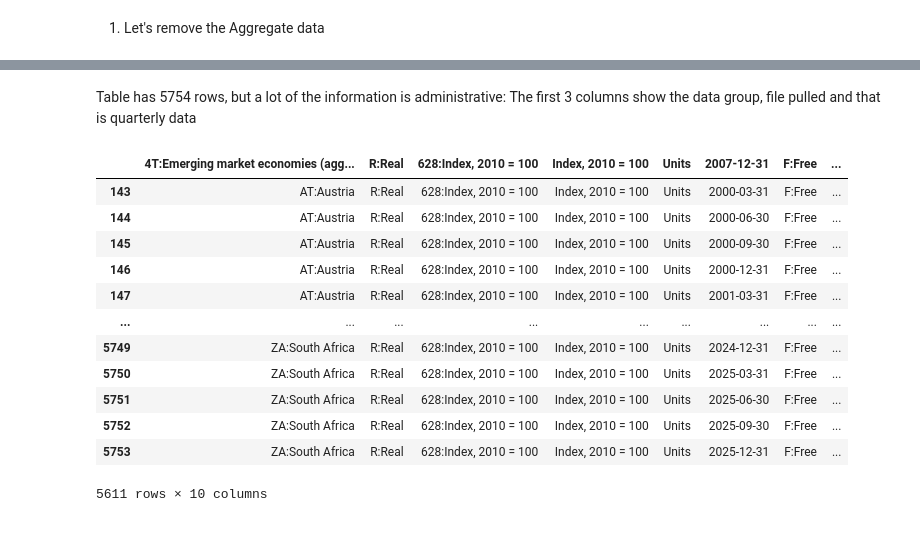
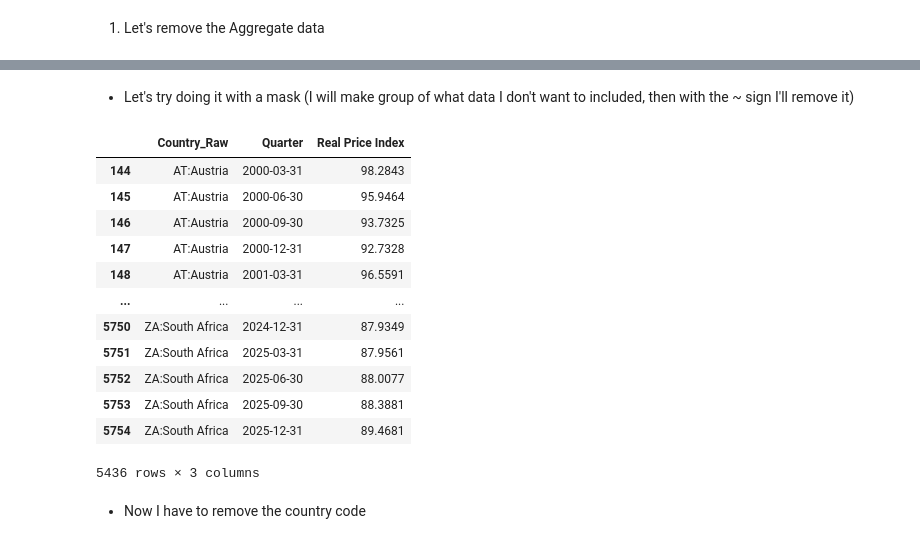
Before and after one commit to SiyanaVel19/Final_project_SU_2026, a Jupyter notebook: Project_housing_2.ipynb, the cells around one changed output, grey strips where cells are left out. Saved outputs shown, nothing was run; the diff lists cells and outputs as text; code cells hidden in the pictures.

```diff
--- a/Project_housing_2.ipynb
+++ b/Project_housing_2.ipynb
@@ -127,3 +109,0 @@ HPI_c
-# %% [markdown]
-Table has 5754 rows, but a lot of the information is administrative:
-The first 3 columns show the data group, file pulled and that is quarterly data
@@ -132,16 +110,2 @@ HPI_country= HPI_c.iloc[:, 3:] # HPI_country - housing Price index where country
-# %%
-HPI_country
-# %% [output]
-|  | 4T:Emerging market economies (agg... | R:Real | 628:Index, 2010 = 100 | Index, 2010 = 100 | Units | 2007-12-31 | F:Free | ... |
-| 143 | AT:Austria | R:Real | 628:Index, 2010 = 100 | Index, 2010 = 100 | Units | 2000-03-31 | F:Free | ... |
-| 144 | AT:Austria | R:Real | 628:Index, 2010 = 100 | Index, 2010 = 100 | Units | 2000-06-30 | F:Free | ... |
-| 145 | AT:Austria | R:Real | 628:Index, 2010 = 100 | Index, 2010 = 100 | Units | 2000-09-30 | F:Free | ... |
-| 146 | AT:Austria | R:Real | 628:Index, 2010 = 100 | Index, 2010 = 100 | Units | 2000-12-31 | F:Free | ... |
-| 147 | AT:Austria | R:Real | 628:Index, 2010 = 100 | Index, 2010 = 100 | Units | 2001-03-31 | F:Free | ... |
-| ... | ... | ... | ... | ... | ... | ... | ... | ... |
-| 5749 | ZA:South Africa | R:Real | 628:Index, 2010 = 100 | Index, 2010 = 100 | Units | 2024-12-31 | F:Free | ... |
-| 5750 | ZA:South Africa | R:Real | 628:Index, 2010 = 100 | Index, 2010 = 100 | Units | 2025-03-31 | F:Free | ... |
-| 5751 | ZA:South Africa | R:Real | 628:Index, 2010 = 100 | Index, 2010 = 100 | Units | 2025-06-30 | F:Free | ... |
-| 5752 | ZA:South Africa | R:Real | 628:Index, 2010 = 100 | Index, 2010 = 100 | Units | 2025-09-30 | F:Free | ... |
-| 5753 | ZA:South Africa | R:Real | 628:Index, 2010 = 100 | Index, 2010 = 100 | Units | 2025-12-31 | F:Free | ... |
-5611 rows × 10 columns
+# %% [markdown]
+- Let's try doing it with a mask (I will make group of what data I don't want to included, then with the ~ sign I'll remove it)
@@ -147,0 +115,18 @@ HPI_country
+# %%
+HPI
+# %% [output]
+|  | Country_Raw | Quarter | Real Price Index |
+| 144 | AT:Austria | 2000-03-31 | 98.2843 |
+| 145 | AT:Austria | 2000-06-30 | 95.9464 |
+| 146 | AT:Austria | 2000-09-30 | 93.7325 |
+| 147 | AT:Austria | 2000-12-31 | 92.7328 |
+| 148 | AT:Austria | 2001-03-31 | 96.5591 |
+| ... | ... | ... | ... |
+| 5750 | ZA:South Africa | 2024-12-31 | 87.9349 |
+| 5751 | ZA:South Africa | 2025-03-31 | 87.9561 |
+| 5752 | ZA:South Africa | 2025-06-30 | 88.0077 |
+| 5753 | ZA:South Africa | 2025-09-30 | 88.3881 |
+| 5754 | ZA:South Africa | 2025-12-31 | 89.4681 |
+5436 rows × 3 columns
+# %% [markdown]
+- Now I have to remove the country code
```
Also changed, not shown: parts of 10 cells of this notebook.
